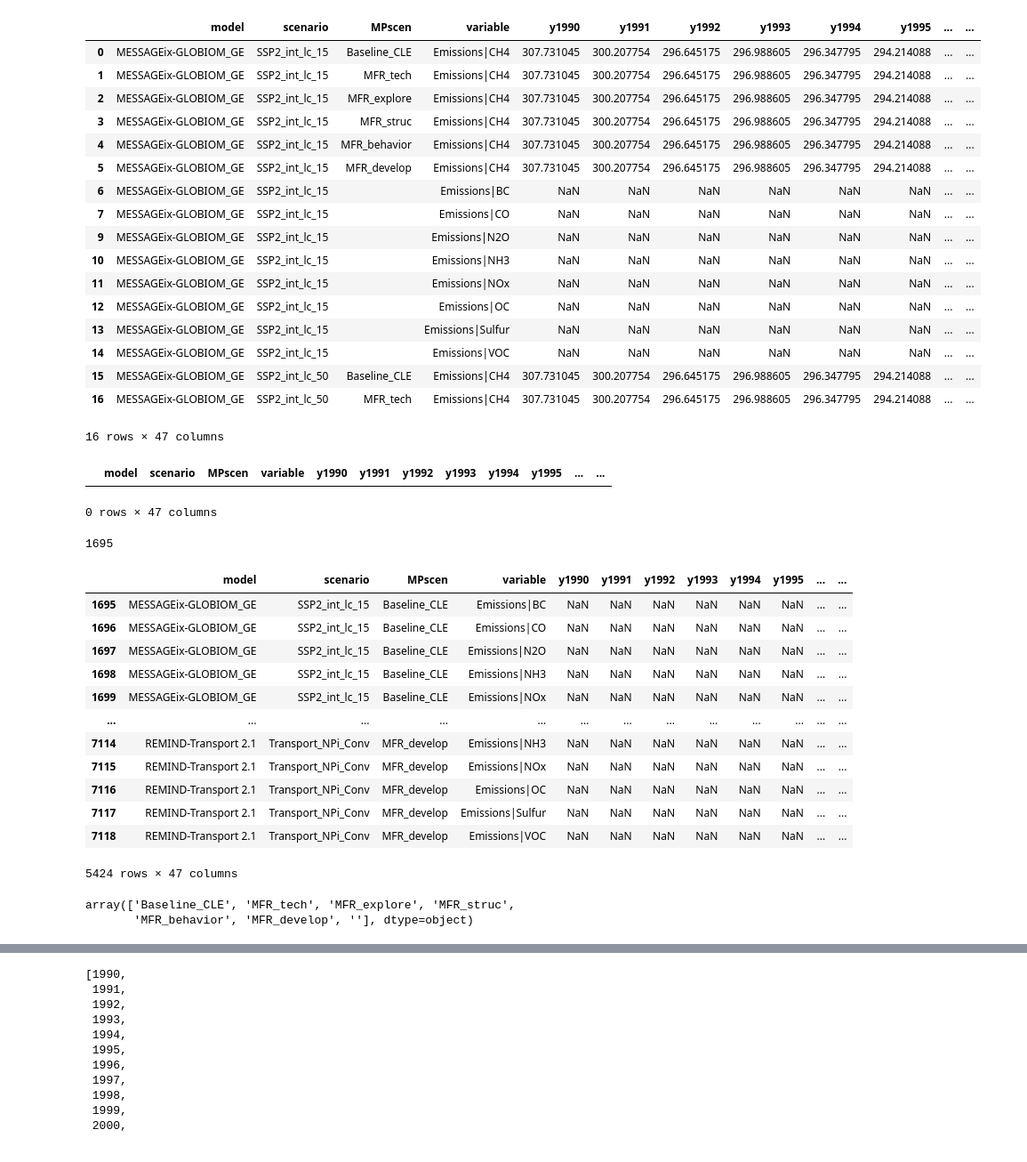
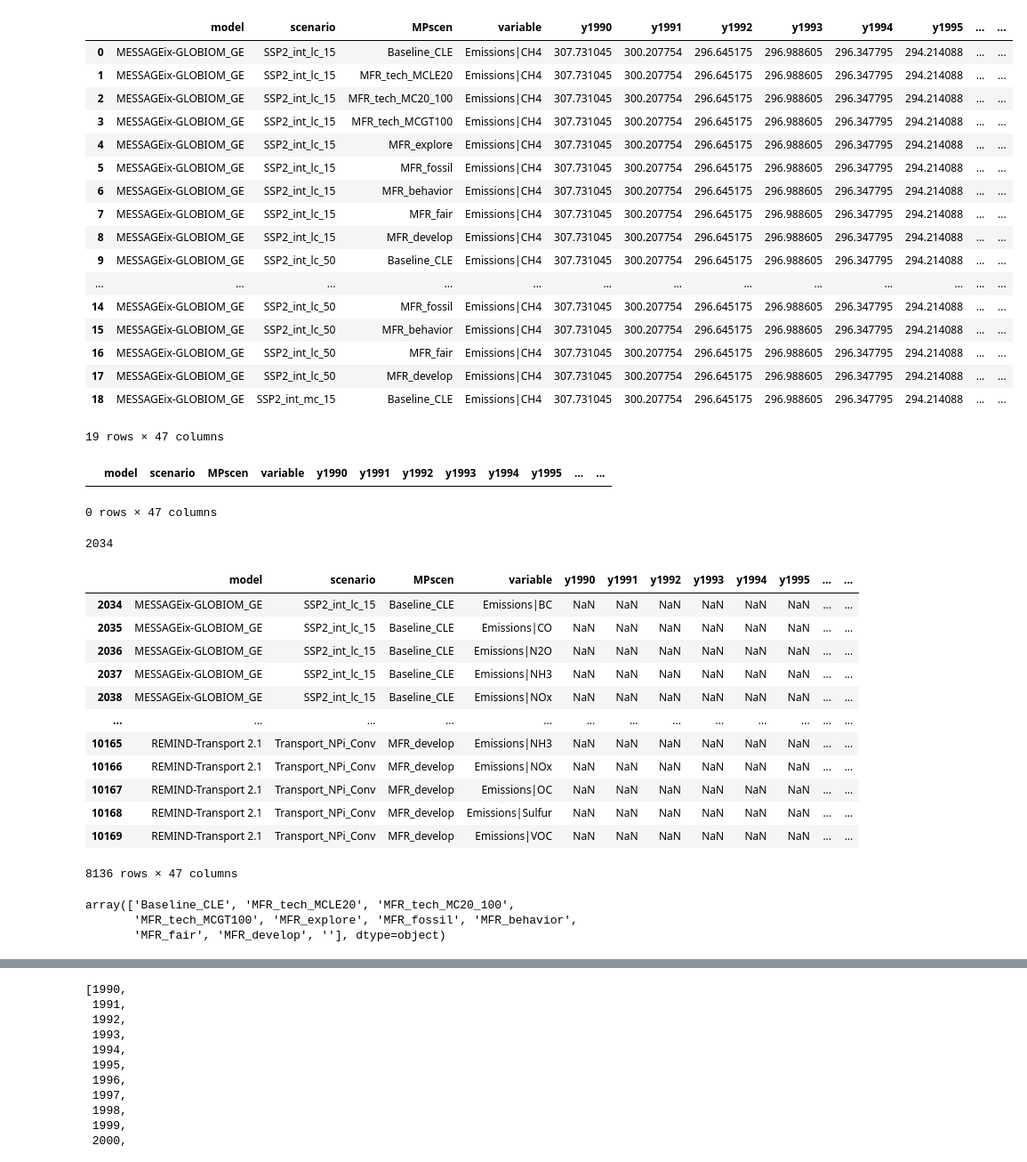
Before and after one commit to chrisroadmap/methane-mitigation, a Jupyter notebook: notebooks/consolidate-gains-emissions.ipynb, the cells around one changed output, grey strips where cells are left out. Shown: that part at 89% size. Cells and saved outputs as stored; diff of their text form; code cells hidden in the pictures.

Commit message:
update and re-harmonize for new scenarios

```diff
--- a/notebooks/consolidate-gains-emissions.ipynb
+++ b/notebooks/consolidate-gains-emissions.ipynb
@@ -8,3 +9,5 @@
 import numpy as np
 import pandas as pd
 from tqdm.auto import tqdm
+# %%
+ar6_df = pd.read_csv('../data/ipcc_scenarios_non_ch4_corrected.csv')
@@ -10,0 +30,2 @@ from tqdm.auto import tqdm
+# %%
+ch4_df = pd.read_csv('../data/ch4_gains-ipcc_scenarios_17feb2023.csv')
@@ -11,5 +48,7 @@ from tqdm.auto import tqdm
+# %%
+gains_df = pd.concat((ch4_df, ar6_df), ignore_index=True)
 # %%
-gains_df = pd.read_csv('../data/ch4_gains-ipcc_scenarios_4feb2023_database_corrected.csv')
+#gains_df = pd.read_csv('../data/ch4_gains-ipcc_scenarios_4feb2023_database_corrected.csv')
 # %%
 gains_df
 # %% [output]
@@ -92,26 +132,26 @@ gains_df["MPscen"] = gains_df.apply(
     lambda x: "" if x["MPscen"].startswith("Emissions") else x["MPscen"], axis=1
 )
 # %%
-gains_df.head(16)
+gains_df.head(19)
 # %% [output]
 |  | model | scenario | MPscen | variable | y1990 | y1991 | y1992 | y1993 | y1994 | y1995 | ... | ... |
 | 0 | MESSAGEix-GLOBIOM_GE | SSP2_int_lc_15 | Baseline_CLE | Emissions|CH4 | 307.731045 | 300.207754 | 296.645175 | 296.988605 | 296.347795 | 294.214088 | ... | ... |
-| 1 | MESSAGEix-GLOBIOM_GE | SSP2_int_lc_15 | MFR_tech | Emissions|CH4 | 307.731045 | 300.207754 | 296.645175 | 296.988605 | 296.347795 | 294.214088 | ... | ... |
-| 2 | MESSAGEix-GLOBIOM_GE | SSP2_int_lc_15 | MFR_explore | Emissions|CH4 | 307.731045 | 300.207754 | 296.645175 | 296.988605 | 296.347795 | 294.214088 | ... | ... |
-| 3 | MESSAGEix-GLOBIOM_GE | SSP2_int_lc_15 | MFR_struc | Emissions|CH4 | 307.731045 | 300.207754 | 296.645175 | 296.988605 | 296.347795 | 294.214088 | ... | ... |
-| 4 | MESSAGEix-GLOBIOM_GE | SSP2_int_lc_15 | MFR_behavior | Emissions|CH4 | 307.731045 | 300.207754 | 296.645175 | 296.988605 | 296.347795 | 294.214088 | ... | ... |
-| 5 | MESSAGEix-GLOBIOM_GE | SSP2_int_lc_15 | MFR_develop | Emissions|CH4 | 307.731045 | 300.207754 | 296.645175 | 296.988605 | 296.347795 | 294.214088 | ... | ... |
-| 6 | MESSAGEix-GLOBIOM_GE | SSP2_int_lc_15 |  | Emissions|BC | NaN | NaN | NaN | NaN | NaN | NaN | ... | ... |
-| 7 | MESSAGEix-GLOBIOM_GE | SSP2_int_lc_15 |  | Emissions|CO | NaN | NaN | NaN | NaN | NaN | NaN | ... | ... |
-| 9 | MESSAGEix-GLOBIOM_GE | SSP2_int_lc_15 |  | Emissions|N2O | NaN | NaN | NaN | NaN | NaN | NaN | ... | ... |
-| 10 | MESSAGEix-GLOBIOM_GE | SSP2_int_lc_15 |  | Emissions|NH3 | NaN | NaN | NaN | NaN | NaN | NaN | ... | ... |
-| 11 | MESSAGEix-GLOBIOM_GE | SSP2_int_lc_15 |  | Emissions|NOx | NaN | NaN | NaN | NaN | NaN | NaN | ... | ... |
-| 12 | MESSAGEix-GLOBIOM_GE | SSP2_int_lc_15 |  | Emissions|OC | NaN | NaN | NaN | NaN | NaN | NaN | ... | ... |
-| 13 | MESSAGEix-GLOBIOM_GE | SSP2_int_lc_15 |  | Emissions|Sulfur | NaN | NaN | NaN | NaN | NaN | NaN | ... | ... |
-| 14 | MESSAGEix-GLOBIOM_GE | SSP2_int_lc_15 |  | Emissions|VOC | NaN | NaN | NaN | NaN | NaN | NaN | ... | ... |
-| 15 | MESSAGEix-GLOBIOM_GE | SSP2_int_lc_50 | Baseline_CLE | Emissions|CH4 | 307.731045 | 300.207754 | 296.645175 | 296.988605 | 296.347795 | 294.214088 | ... | ... |
-| 16 | MESSAGEix-GLOBIOM_GE | SSP2_int_lc_50 | MFR_tech | Emissions|CH4 | 307.731045 | 300.207754 | 296.645175 | 296.988605 | 296.347795 | 294.214088 | ... | ... |
+| 1 | MESSAGEix-GLOBIOM_GE | SSP2_int_lc_15 | MFR_tech_MCLE20 | Emissions|CH4 | 307.731045 | 300.207754 | 296.645175 | 296.988605 | 296.347795 | 294.214088 | ... | ... |
+| 2 | MESSAGEix-GLOBIOM_GE | SSP2_int_lc_15 | MFR_tech_MC20_100 | Emissions|CH4 | 307.731045 | 300.207754 | 296.645175 | 296.988605 | 296.347795 | 294.214088 | ... | ... |
+| 3 | MESSAGEix-GLOBIOM_GE | SSP2_int_lc_15 | MFR_tech_MCGT100 | Emissions|CH4 | 307.731045 | 300.207754 | 296.645175 | 296.988605 | 296.347795 | 294.214088 | ... | ... |
+| 4 | MESSAGEix-GLOBIOM_GE | SSP2_int_lc_15 | MFR_explore | Emissions|CH4 | 307.731045 | 300.207754 | 296.645175 | 296.988605 | 296.347795 | 294.214088 | ... | ... |
+| 5 | MESSAGEix-GLOBIOM_GE | SSP2_int_lc_15 | MFR_fossil | Emissions|CH4 | 307.731045 | 300.207754 | 296.645175 | 296.988605 | 296.347795 | 294.214088 | ... | ... |
+| 6 | MESSAGEix-GLOBIOM_GE | SSP2_int_lc_15 | MFR_behavior | Emissions|CH4 | 307.731045 | 300.207754 | 296.645175 | 296.988605 | 296.347795 | 294.214088 | ... | ... |
+| 7 | MESSAGEix-GLOBIOM_GE | SSP2_int_lc_15 | MFR_fair | Emissions|CH4 | 307.731045 | 300.207754 | 296.645175 | 296.988605 | 296.347795 | 294.214088 | ... | ... |
+| 8 | MESSAGEix-GLOBIOM_GE | SSP2_int_lc_15 | MFR_develop | Emissions|CH4 | 307.731045 | 300.207754 | 296.645175 | 296.988605 | 296.347795 | 294.214088 | ... | ... |
+| 9 | MESSAGEix-GLOBIOM_GE | SSP2_int_lc_50 | Baseline_CLE | Emissions|CH4 | 307.731045 | 300.207754 | 296.645175 | 296.988605 | 296.347795 | 294.214088 | ... | ... |
+| ... | ... | ... | ... | ... | ... | ... | ... | ... | ... | ... | ... | ... |
+| 14 | MESSAGEix-GLOBIOM_GE | SSP2_int_lc_50 | MFR_fossil | Emissions|CH4 | 307.731045 | 300.207754 | 296.645175 | 296.988605 | 296.347795 | 294.214088 | ... | ... |
+| 15 | MESSAGEix-GLOBIOM_GE | SSP2_int_lc_50 | MFR_behavior | Emissions|CH4 | 307.731045 | 300.207754 | 296.645175 | 296.988605 | 296.347795 | 294.214088 | ... | ... |
+| 16 | MESSAGEix-GLOBIOM_GE | SSP2_int_lc_50 | MFR_fair | Emissions|CH4 | 307.731045 | 300.207754 | 296.645175 | 296.988605 | 296.347795 | 294.214088 | ... | ... |
+| 17 | MESSAGEix-GLOBIOM_GE | SSP2_int_lc_50 | MFR_develop | Emissions|CH4 | 307.731045 | 300.207754 | 296.645175 | 296.988605 | 296.347795 | 294.214088 | ... | ... |
+| 18 | MESSAGEix-GLOBIOM_GE | SSP2_int_mc_15 | Baseline_CLE | Emissions|CH4 | 307.731045 | 300.207754 | 296.645175 | 296.988605 | 296.347795 | 294.214088 | ... | ... |
-16 rows × 47 columns
+19 rows × 47 columns
 # %%
 new_df = pd.DataFrame(columns = gains_df.columns)
 new_df
@@ -123,7 +163,7 @@ new_df
 idx = gains_df.index.max() + 1
 idx
 # %% [output]
-1695
+2034
 # %%
 for ms, data in tqdm(gains_df.groupby(["model", "scenario"])):
     #print(gains_df.loc[(gains_df["model"]==ms[0])&(gains_df["scenario"]==ms[1])])
@@ -143,25 +183,26 @@ for ms, data in tqdm(gains_df.groupby(["model", "scenario"])):
 new_df
 # %% [output]
 |  | model | scenario | MPscen | variable | y1990 | y1991 | y1992 | y1993 | y1994 | y1995 | ... | ... |
-| 1695 | MESSAGEix-GLOBIOM_GE | SSP2_int_lc_15 | Baseline_CLE | Emissions|BC | NaN | NaN | NaN | NaN | NaN | NaN | ... | ... |
-| 1696 | MESSAGEix-GLOBIOM_GE | SSP2_int_lc_15 | Baseline_CLE | Emissions|CO | NaN | NaN | NaN | NaN | NaN | NaN | ... | ... |
-| 1697 | MESSAGEix-GLOBIOM_GE | SSP2_int_lc_15 | Baseline_CLE | Emissions|N2O | NaN | NaN | NaN | NaN | NaN | NaN | ... | ... |
-| 1698 | MESSAGEix-GLOBIOM_GE | SSP2_int_lc_15 | Baseline_CLE | Emissions|NH3 | NaN | NaN | NaN | NaN | NaN | NaN | ... | ... |
-| 1699 | MESSAGEix-GLOBIOM_GE | SSP2_int_lc_15 | Baseline_CLE | Emissions|NOx | NaN | NaN | NaN | NaN | NaN | NaN | ... | ... |
+| 2034 | MESSAGEix-GLOBIOM_GE | SSP2_int_lc_15 | Baseline_CLE | Emissions|BC | NaN | NaN | NaN | NaN | NaN | NaN | ... | ... |
+| 2035 | MESSAGEix-GLOBIOM_GE | SSP2_int_lc_15 | Baseline_CLE | Emissions|CO | NaN | NaN | NaN | NaN | NaN | NaN | ... | ... |
+| 2036 | MESSAGEix-GLOBIOM_GE | SSP2_int_lc_15 | Baseline_CLE | Emissions|N2O | NaN | NaN | NaN | NaN | NaN | NaN | ... | ... |
+| 2037 | MESSAGEix-GLOBIOM_GE | SSP2_int_lc_15 | Baseline_CLE | Emissions|NH3 | NaN | NaN | NaN | NaN | NaN | NaN | ... | ... |
+| 2038 | MESSAGEix-GLOBIOM_GE | SSP2_int_lc_15 | Baseline_CLE | Emissions|NOx | NaN | NaN | NaN | NaN | NaN | NaN | ... | ... |
 | ... | ... | ... | ... | ... | ... | ... | ... | ... | ... | ... | ... | ... |
-| 7114 | REMIND-Transport 2.1 | Transport_NPi_Conv | MFR_develop | Emissions|NH3 | NaN | NaN | NaN | NaN | NaN | NaN | ... | ... |
-| 7115 | REMIND-Transport 2.1 | Transport_NPi_Conv | MFR_develop | Emissions|NOx | NaN | NaN | NaN | NaN | NaN | NaN | ... | ... |
-| 7116 | REMIND-Transport 2.1 | Transport_NPi_Conv | MFR_develop | Emissions|OC | NaN | NaN | NaN | NaN | NaN | NaN | ... | ... |
-| 7117 | REMIND-Transport 2.1 | Transport_NPi_Conv | MFR_develop | Emissions|Sulfur | NaN | NaN | NaN | NaN | NaN | NaN | ... | ... |
-| 7118 | REMIND-Transport 2.1 | Transport_NPi_Conv | MFR_develop | Emissions|VOC | NaN | NaN | NaN | NaN | NaN | NaN | ... | ... |
+| 10165 | REMIND-Transport 2.1 | Transport_NPi_Conv | MFR_develop | Emissions|NH3 | NaN | NaN | NaN | NaN | NaN | NaN | ... | ... |
+| 10166 | REMIND-Transport 2.1 | Transport_NPi_Conv | MFR_develop | Emissions|NOx | NaN | NaN | NaN | NaN | NaN | NaN | ... | ... |
+| 10167 | REMIND-Transport 2.1 | Transport_NPi_Conv | MFR_develop | Emissions|OC | NaN | NaN | NaN | NaN | NaN | NaN | ... | ... |
+| 10168 | REMIND-Transport 2.1 | Transport_NPi_Conv | MFR_develop | Emissions|Sulfur | NaN | NaN | NaN | NaN | NaN | NaN | ... | ... |
+| 10169 | REMIND-Transport 2.1 | Transport_NPi_Conv | MFR_develop | Emissions|VOC | NaN | NaN | NaN | NaN | NaN | NaN | ... | ... |
-5424 rows × 47 columns
+8136 rows × 47 columns
 # %%
 gains_df = pd.concat((gains_df, new_df))
 # %%
 gains_df["MPscen"].unique()
 # %% [output]
-array(['Baseline_CLE', 'MFR_tech', 'MFR_explore', 'MFR_struc',
-       'MFR_behavior', 'MFR_develop', ''], dtype=object)
+array(['Baseline_CLE', 'MFR_tech_MCLE20', 'MFR_tech_MC20_100',
+       'MFR_tech_MCGT100', 'MFR_explore', 'MFR_fossil', 'MFR_behavior',
+       'MFR_fair', 'MFR_develop', ''], dtype=object)
 # %%
 gains_df.drop(gains_df[gains_df.MPscen == ""].index, inplace=True)
 # %%
```
Also changed, not shown: parts of 15 cells of this notebook, 6 other files.
